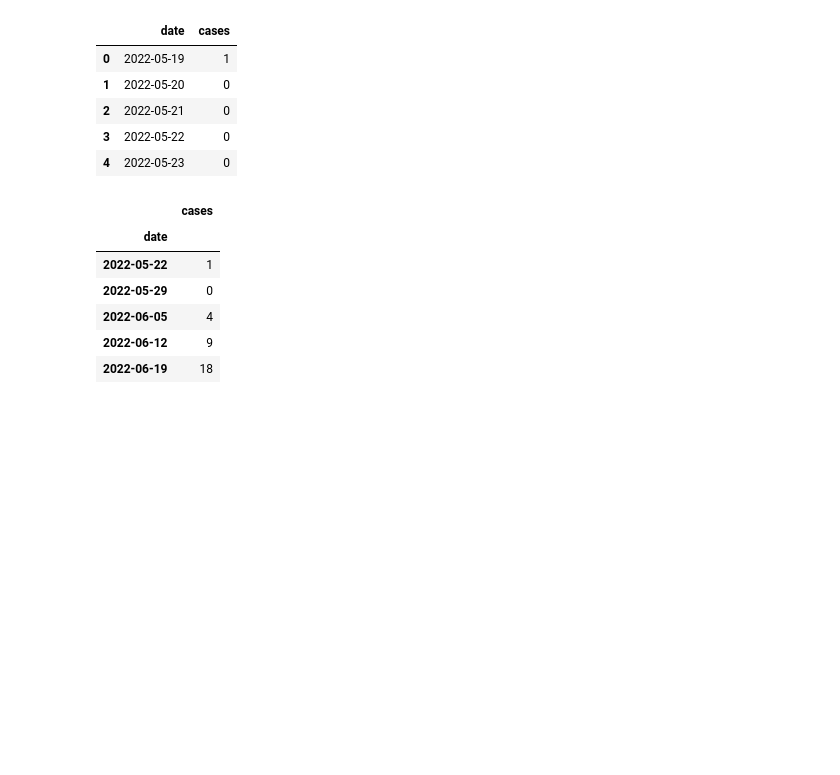
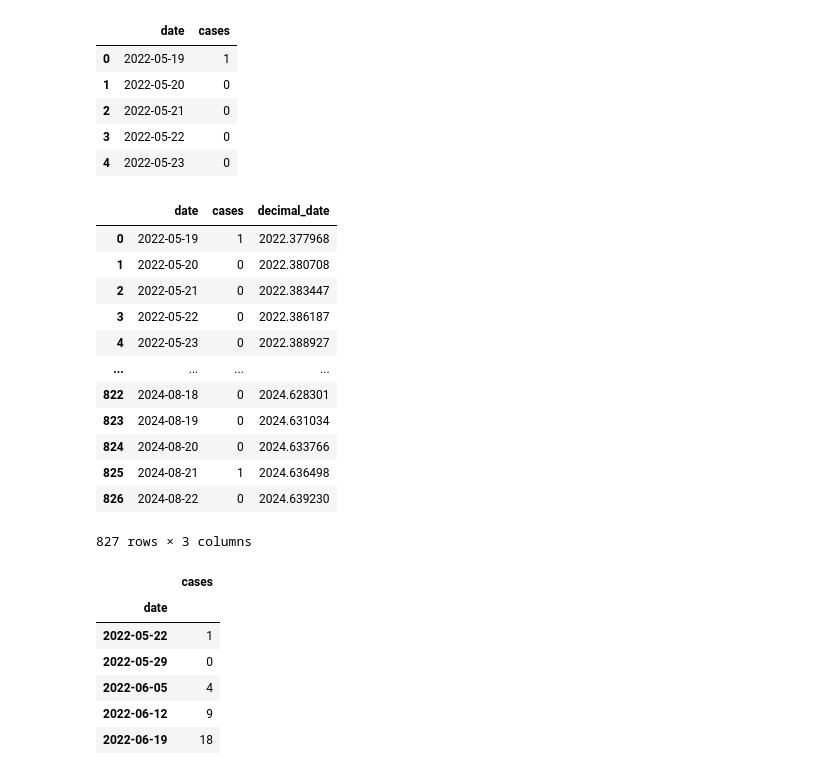
Before and after one commit to blab/mpox-la, a Jupyter notebook: scripts/make_descriptive_maps.ipynb, the cells around one changed output. Saved outputs shown, nothing was run; the diff lists cells and outputs as text; code cells hidden in the pictures; blank space fills up the shorter version.

```diff
--- a/scripts/make_descriptive_maps.ipynb
+++ b/scripts/make_descriptive_maps.ipynb
@@ -97,7 +104,7 @@ sub_meta = sub_meta[sub_meta.year_month > "2022-01"]
 sub_meta['year-week'] = sub_meta['date'].map(convert_format)
 # %%
 # read in empirical mpox case data
-la_mpox_cases_df = pd.read_csv("../scripts/monkeypox_data.csv")
+la_mpox_cases_df = pd.read_csv("../scripts/output/monkeypox_data.csv")
 la_mpox_cases_df = la_mpox_cases_df.dropna(how = "all").dropna(axis = "columns", how = "all")
 la_mpox_cases_df = la_mpox_cases_df.rename(columns= {"Unnamed: 0": "date"}); la_mpox_cases_df.head()
 # %% [output]
@@ -107,6 +114,22 @@ la_mpox_cases_df = la_mpox_cases_df.rename(columns= {"Unnamed: 0": "date"}); la_
 | 2 | 2022-05-21 | 0 |
 | 3 | 2022-05-22 | 0 |
 | 4 | 2022-05-23 | 0 |
+# %%
+la_mpox_cases_df
+# %% [output]
+|  | date | cases | decimal_date |
+| 0 | 2022-05-19 | 1 | 2022.377968 |
+| 1 | 2022-05-20 | 0 | 2022.380708 |
+| 2 | 2022-05-21 | 0 | 2022.383447 |
+| 3 | 2022-05-22 | 0 | 2022.386187 |
+| 4 | 2022-05-23 | 0 | 2022.388927 |
+| ... | ... | ... | ... |
+| 822 | 2024-08-18 | 0 | 2024.628301 |
+| 823 | 2024-08-19 | 0 | 2024.631034 |
+| 824 | 2024-08-20 | 0 | 2024.633766 |
+| 825 | 2024-08-21 | 1 | 2024.636498 |
+| 826 | 2024-08-22 | 0 | 2024.639230 |
+827 rows × 3 columns
 # %%
 #format dates
 weekly_cases = la_mpox_cases_df.copy()
```
Also changed, not shown: parts of 12 cells of this notebook, 15 other files.
